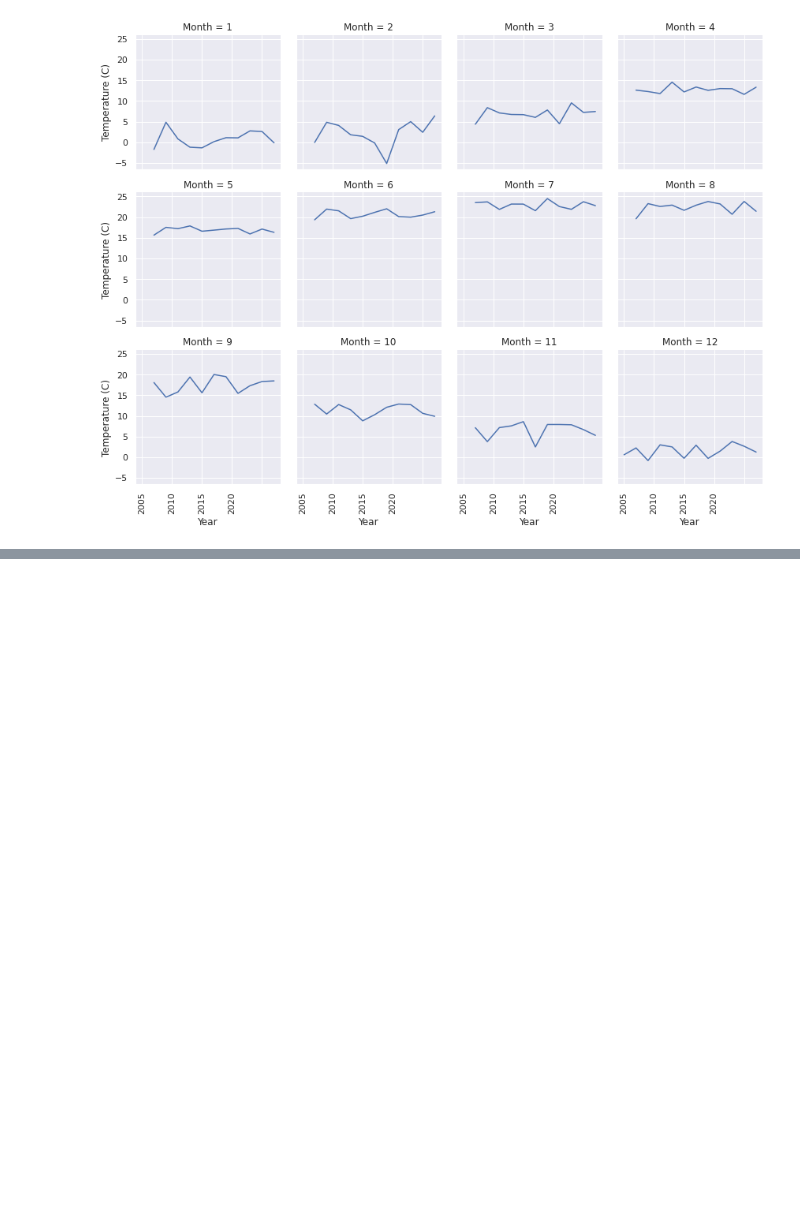
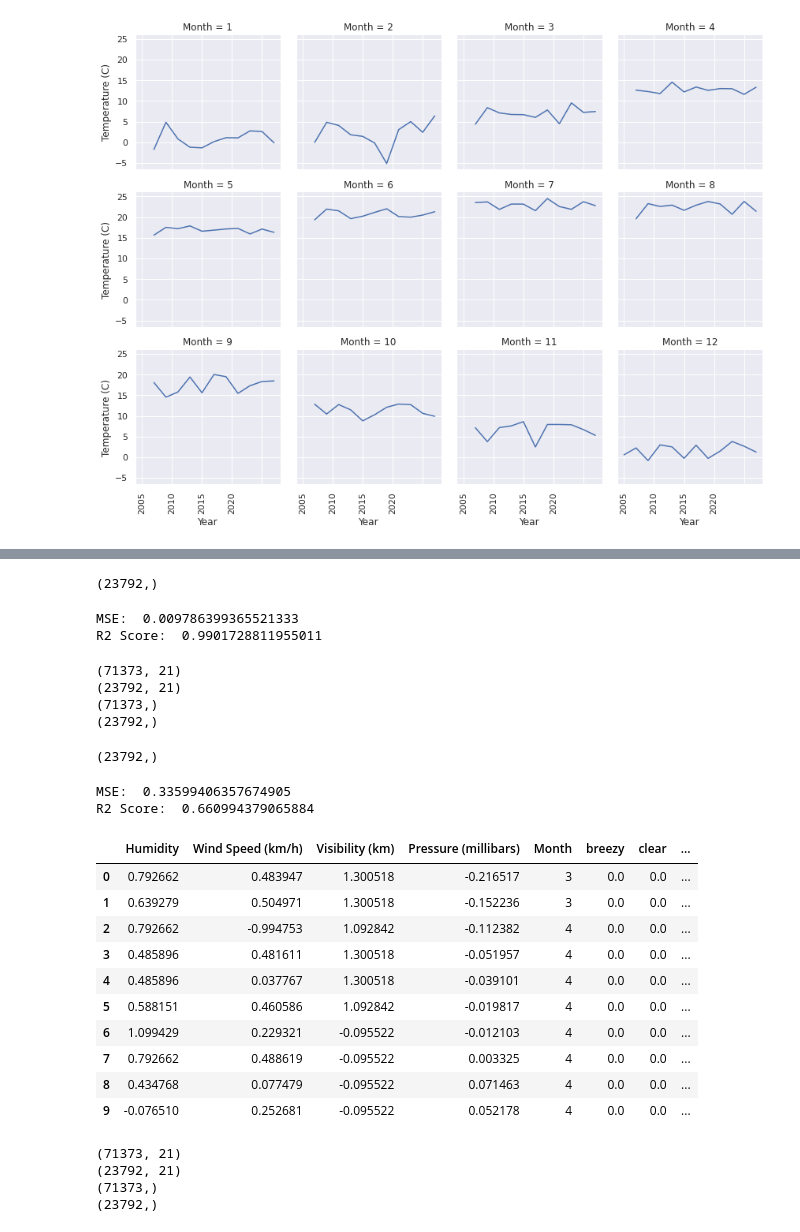
Before and after one commit to nandinib1999/Weather-in-Szeged-2006-2016, a Jupyter notebook: Weather_in_Szeged_2006_2016.ipynb, the cells around one changed output, grey strips where cells are left out. Saved outputs shown, nothing was run; the diff lists cells and outputs as text; code cells hidden in the pictures; blank space fills up the shorter version.

```diff
--- a/Weather_in_Szeged_2006_2016.ipynb
+++ b/Weather_in_Szeged_2006_2016.ipynb
@@ -585,0 +702,8 @@ plt.show()
+# %%
+from sklearn.preprocessing import StandardScaler
+
+noncategoricaldata =  ['Temperature (C)', 'Apparent Temperature (C)', 'Humidity','Wind Speed (km/h)','Wind Bearing (degrees)','Visibility (km)','Pressure (millibars)']
+standardization = StandardScaler()
+standardization.fit(df[noncategoricaldata])
+X_Scaled=standardization.transform(df[noncategoricaldata])
+df[noncategoricaldata] = X_Scaled
@@ -585,0 +747,29 @@ plt.show()
+# %%
+y_hat.shape
+# %% [output]
+(23792,)
+# %%
+from sklearn.metrics import mean_squared_error, r2_score
+
+mse_linear_regr = mean_squared_error(y_test, y_hat)
+print("MSE: ", mse_linear_regr)
+r2_linear_regr = r2_score(y_test, y_hat)
+print("R2 Score: ", r2_linear_regr)
+# %% [output]
+MSE:  0.009786399365521333
+R2 Score:  0.9901728811955011
+# %%
+X_temp = df.drop(columns=['Apparent Temperature (C)', 'Temperature (C)'])
+y = df.loc[:, 'Apparent Temperature (C)']
+
+X_train, X_test, y_train, y_test = train_test_split(X_temp, y, shuffle=True, test_size=0.25)
+
+print(X_train.shape)
+print(X_test.shape)
+print(y_train.shape)
+print(y_test.shape)
+# %% [output]
+(71373, 21)
+(23792, 21)
+(71373,)
+(23792,)
@@ -585,0 +782,14 @@ plt.show()
+# %%
+y_hat.shape
+# %% [output]
+(23792,)
+# %%
+from sklearn.metrics import mean_squared_error, r2_score
+
+mse_linear_regr = mean_squared_error(y_test, y_hat)
+print("MSE: ", mse_linear_regr)
+r2_linear_regr = r2_score(y_test, y_hat)
+print("R2 Score: ", r2_linear_regr)
+# %% [output]
+MSE:  0.33599406357674905
+R2 Score:  0.660994379065884
@@ -585,0 +807,27 @@ plt.show()
+# %%
+X_temp = X_temp.drop(columns=['Wind Bearing (degrees)'])
+X_temp.head(10)
+# %% [output]
+|  | Humidity | Wind Speed (km/h) | Visibility (km) | Pressure (millibars) | Month | breezy | clear | ... |
+| 0 | 0.792662 | 0.483947 | 1.300518 | -0.216517 | 3 | 0.0 | 0.0 | ... |
+| 1 | 0.639279 | 0.504971 | 1.300518 | -0.152236 | 3 | 0.0 | 0.0 | ... |
+| 2 | 0.792662 | -0.994753 | 1.092842 | -0.112382 | 4 | 0.0 | 0.0 | ... |
+| 3 | 0.485896 | 0.481611 | 1.300518 | -0.051957 | 4 | 0.0 | 0.0 | ... |
+| 4 | 0.485896 | 0.037767 | 1.300518 | -0.039101 | 4 | 0.0 | 0.0 | ... |
+| 5 | 0.588151 | 0.460586 | 1.092842 | -0.019817 | 4 | 0.0 | 0.0 | ... |
+| 6 | 1.099429 | 0.229321 | -0.095522 | -0.012103 | 4 | 0.0 | 0.0 | ... |
+| 7 | 0.792662 | 0.488619 | -0.095522 | 0.003325 | 4 | 0.0 | 0.0 | ... |
+| 8 | 0.434768 | 0.077479 | -0.095522 | 0.071463 | 4 | 0.0 | 0.0 | ... |
+| 9 | -0.076510 | 0.252681 | -0.095522 | 0.052178 | 4 | 0.0 | 0.0 | ... |
+# %%
+X_train, X_test, y_train, y_test = train_test_split(X_temp, y, shuffle=True, test_size=0.25)
+
+print(X_train.shape)
+print(X_test.shape)
+print(y_train.shape)
+print(y_test.shape)
+# %% [output]
+(71373, 21)
+(23792, 21)
+(71373,)
+(23792,)
```
Also changed, not shown: parts of 45 cells of this notebook.
